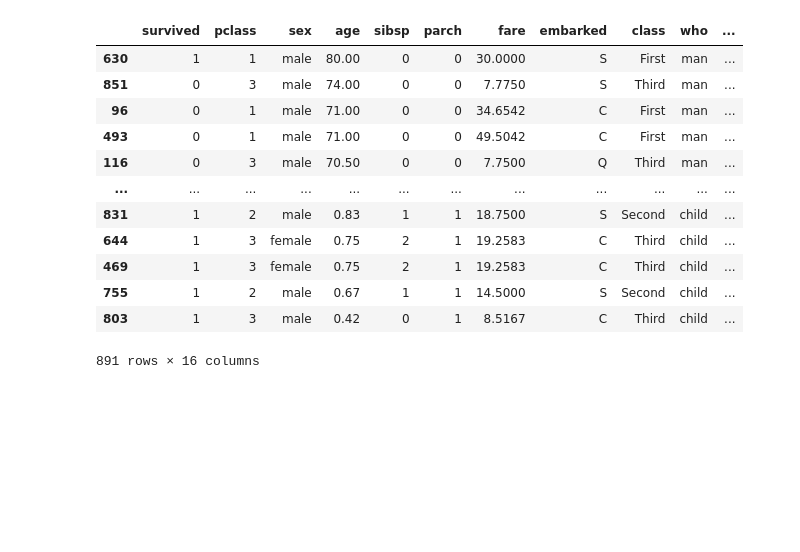
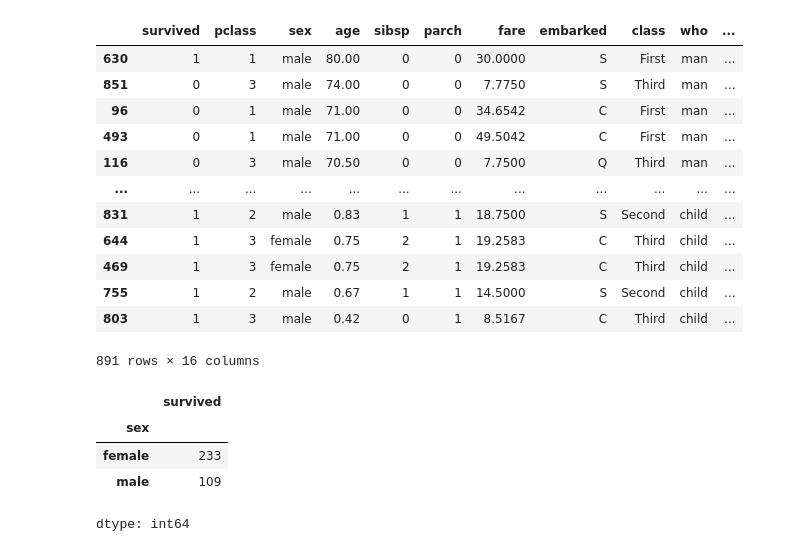
Before and after one commit to Pritishcoder07/AIML-ALGROITHM, a Jupyter notebook: DAY 2 .ipynb, the cells around one changed output. Drawn from its saved outputs; the diff is of its cells as text; code cells hidden in the pictures; blank space fills up the shorter version.

```diff
--- a/DAY 2 .ipynb
+++ b/DAY 2 .ipynb
@@ -483,3 +483,11 @@ df.sort_values(by="age",ascending=False)
 | 755 | 1 | 2 | male | 0.67 | 1 | 1 | 14.5000 | S | Second | child | ... |
 | 803 | 1 | 3 | male | 0.42 | 0 | 1 | 8.5167 | C | Third | child | ... |
 891 rows × 16 columns
+# %%
+df.groupby("sex")["survived"].sum()
+# %% [output]
+|  | survived |
+| sex |  |
+| female | 233 |
+| male | 109 |
+dtype: int64
```
